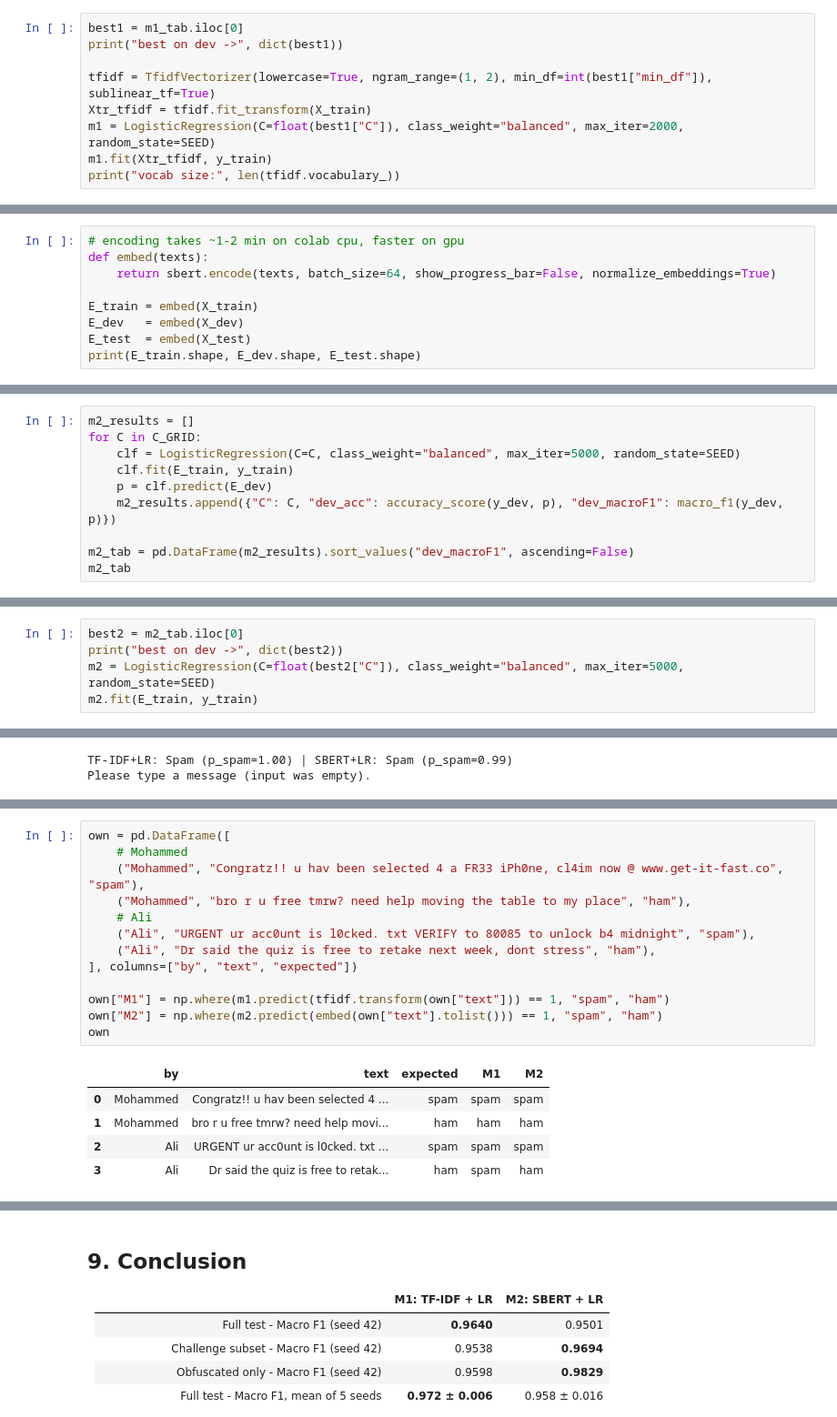
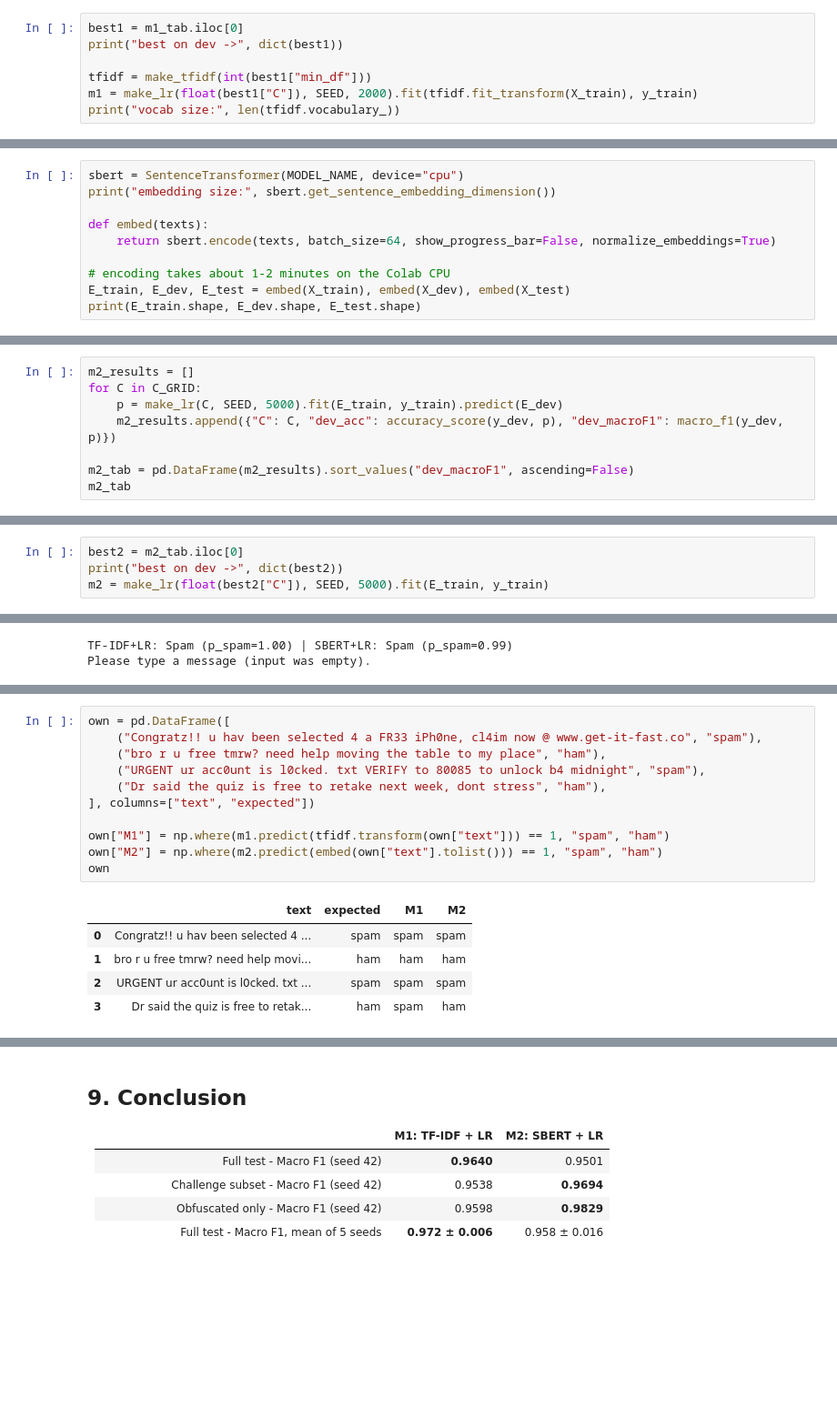
Before and after one commit to H7modi77/Project-NLP, a Jupyter notebook: SMS_Spam_Detection_Group9.ipynb, the cells around one changed output, grey strips where cells are left out. Shown at 91% size. Drawn from its saved outputs; the diff is of its cells as text; blank space fills up the shorter version.

Commit message:
Reorganize notebook: settings and helper functions in one place, sections match the report

```diff
--- a/SMS_Spam_Detection_Group9.ipynb
+++ b/SMS_Spam_Detection_Group9.ipynb
@@ -164,10 +240,8 @@ m1_tab
 best1 = m1_tab.iloc[0]
 print("best on dev ->", dict(best1))
 
-tfidf = TfidfVectorizer(lowercase=True, ngram_range=(1, 2), min_df=int(best1["min_df"]), sublinear_tf=True)
-Xtr_tfidf = tfidf.fit_transform(X_train)
-m1 = LogisticRegression(C=float(best1["C"]), class_weight="balanced", max_iter=2000, random_state=SEED)
-m1.fit(Xtr_tfidf, y_train)
+tfidf = make_tfidf(int(best1["min_df"]))
+m1 = make_lr(float(best1["C"]), SEED, 2000).fit(tfidf.fit_transform(X_train), y_train)
 print("vocab size:", len(tfidf.vocabulary_))
 # %% [output]
 best on dev -> {'min_df': np.float64(1.0), 'C': np.float64(100.0), 'dev_acc': np.float64(0.9844961240310077), 'dev_macroF1': np.float64(0.9646408503251154)}
@@ -195,10 +262,11 @@ embedding size: 384
 # %%
-# encoding takes ~1-2 min on colab cpu, faster on gpu
+sbert = SentenceTransformer(MODEL_NAME, device="cpu")
+print("embedding size:", sbert.get_sentence_embedding_dimension())
+
 def embed(texts):
     return sbert.encode(texts, batch_size=64, show_progress_bar=False, normalize_embeddings=True)
 
-E_train = embed(X_train)
-E_dev   = embed(X_dev)
-E_test  = embed(X_test)
+# encoding takes about 1-2 minutes on the Colab CPU
+E_train, E_dev, E_test = embed(X_train), embed(X_dev), embed(X_test)
 print(E_train.shape, E_dev.shape, E_test.shape)
 # %% [output]
@@ -206,9 +275,7 @@ print(E_train.shape, E_dev.shape, E_test.shape)
 # %%
 m2_results = []
 for C in C_GRID:
-    clf = LogisticRegression(C=C, class_weight="balanced", max_iter=5000, random_state=SEED)
-    clf.fit(E_train, y_train)
-    p = clf.predict(E_dev)
+    p = make_lr(C, SEED, 5000).fit(E_train, y_train).predict(E_dev)
     m2_results.append({"C": C, "dev_acc": accuracy_score(y_dev, p), "dev_macroF1": macro_f1(y_dev, p)})
 
 m2_tab = pd.DataFrame(m2_results).sort_values("dev_macroF1", ascending=False)
@@ -224,7 +291,6 @@ m2_tab
 # %%
 best2 = m2_tab.iloc[0]
 print("best on dev ->", dict(best2))
-m2 = LogisticRegression(C=float(best2["C"]), class_weight="balanced", max_iter=5000, random_state=SEED)
-m2.fit(E_train, y_train)
+m2 = make_lr(float(best2["C"]), SEED, 5000).fit(E_train, y_train)
 # %% [output]
 best on dev -> {'C': np.float64(100.0), 'dev_acc': np.float64(0.9844961240310077), 'dev_macroF1': np.float64(0.9649498852795556)}
@@ -692,20 +705,18 @@ Two messages each, written by us (not from the dataset), with the label we expec
 # %%
 own = pd.DataFrame([
-    # Mohammed
-    ("Mohammed", "Congratz!! u hav been selected 4 a FR33 iPh0ne, cl4im now @ www.get-it-fast.co", "spam"),
-    ("Mohammed", "bro r u free tmrw? need help moving the table to my place", "ham"),
-    # Ali
-    ("Ali", "URGENT ur acc0unt is l0cked. txt VERIFY to 80085 to unlock b4 midnight", "spam"),
-    ("Ali", "Dr said the quiz is free to retake next week, dont stress", "ham"),
-], columns=["by", "text", "expected"])
+    ("Congratz!! u hav been selected 4 a FR33 iPh0ne, cl4im now @ www.get-it-fast.co", "spam"),
+    ("bro r u free tmrw? need help moving the table to my place", "ham"),
+    ("URGENT ur acc0unt is l0cked. txt VERIFY to 80085 to unlock b4 midnight", "spam"),
+    ("Dr said the quiz is free to retake next week, dont stress", "ham"),
+], columns=["text", "expected"])
 
 own["M1"] = np.where(m1.predict(tfidf.transform(own["text"])) == 1, "spam", "ham")
 own["M2"] = np.where(m2.predict(embed(own["text"].tolist())) == 1, "spam", "ham")
 own
 # %% [output]
-|  | by | text | expected | M1 | M2 |
-| 0 | Mohammed | Congratz!! u hav been selected 4 ... | spam | spam | spam |
-| 1 | Mohammed | bro r u free tmrw? need help movi... | ham | ham | ham |
-| 2 | Ali | URGENT ur acc0unt is l0cked. txt ... | spam | spam | spam |
-| 3 | Ali | Dr said the quiz is free to retak... | ham | spam | ham |
+|  | text | expected | M1 | M2 |
+| 0 | Congratz!! u hav been selected 4 ... | spam | spam | spam |
+| 1 | bro r u free tmrw? need help movi... | ham | ham | ham |
+| 2 | URGENT ur acc0unt is l0cked. txt ... | spam | spam | spam |
+| 3 | Dr said the quiz is free to retak... | ham | spam | ham |
 # %%
```
Also changed, not shown: parts of 53 cells of this notebook.
